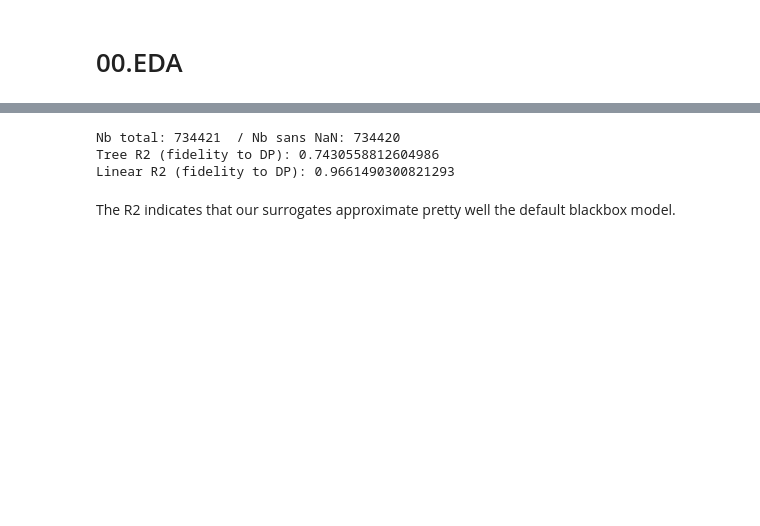
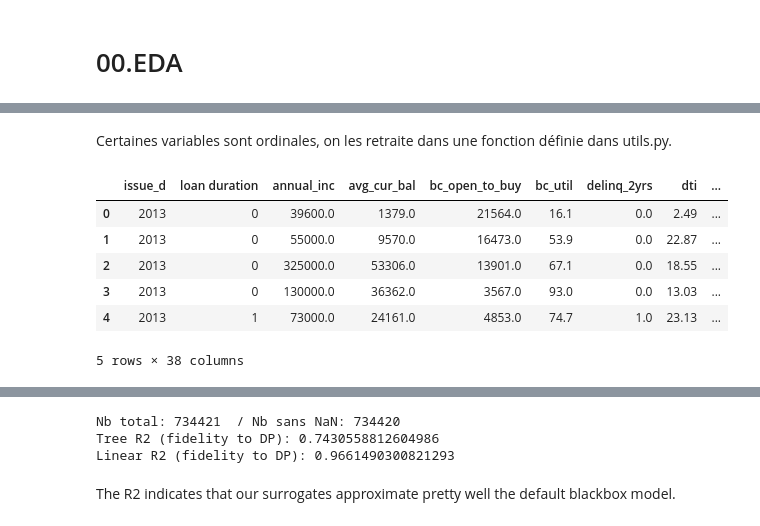
Before and after one commit to thom1100/fairness_project, a Jupyter notebook: project_notebook.ipynb, the cells around one changed output, grey strips where cells are left out. Cells and saved outputs as stored; diff of their text form; code cells hidden in the pictures; blank space fills up the shorter version.

```diff
--- a/project_notebook.ipynb
+++ b/project_notebook.ipynb
@@ -3,19 +3,13 @@ import pandas as pd
 import numpy as np
 import matplotlib.pyplot as plt
 
-pd.options.display.max_columns = 200
-
 from sklearn.model_selection import train_test_split
 from sklearn.tree import DecisionTreeRegressor
-from sklearn.linear_model import LogisticRegression
-from sklearn.metrics import r2_score, mean_squared_error, roc_auc_score
-from sklearn.linear_model import Lasso
+from sklearn.metrics import r2_score, roc_auc_score
 from sklearn.tree import export_text, plot_tree
-from pathlib import Path
 from sklearn.model_selection import train_test_split, StratifiedKFold, cross_validate
 from sklearn.compose import ColumnTransformer
 from sklearn.pipeline import Pipeline
-from sklearn.impute import SimpleImputer
 from sklearn.preprocessing import OneHotEncoder, StandardScaler
 from sklearn.metrics import (
     roc_auc_score,
@@ -89,0 +45,12 @@ No DP column found — vérifie le nom exact dans le fichier de description.
+# %% [markdown]
+Certaines variables sont ordinales, on les retraite dans une fonction définie dans utils.py.
+# %%
+df.head()
+# %% [output]
+|  | issue_d | loan duration | annual_inc | avg_cur_bal | bc_open_to_buy | bc_util | delinq_2yrs | dti | ... |
+| 0 | 2013 | 0 | 39600.0 | 1379.0 | 21564.0 | 16.1 | 0.0 | 2.49 | ... |
+| 1 | 2013 | 0 | 55000.0 | 9570.0 | 16473.0 | 53.9 | 0.0 | 22.87 | ... |
+| 2 | 2013 | 0 | 325000.0 | 53306.0 | 13901.0 | 67.1 | 0.0 | 18.55 | ... |
+| 3 | 2013 | 0 | 130000.0 | 36362.0 | 3567.0 | 93.0 | 0.0 | 13.03 | ... |
+| 4 | 2013 | 1 | 73000.0 | 24161.0 | 4853.0 | 74.7 | 1.0 | 23.13 | ... |
+5 rows × 38 columns
```
Also changed, not shown: parts of 13 cells of this notebook.
